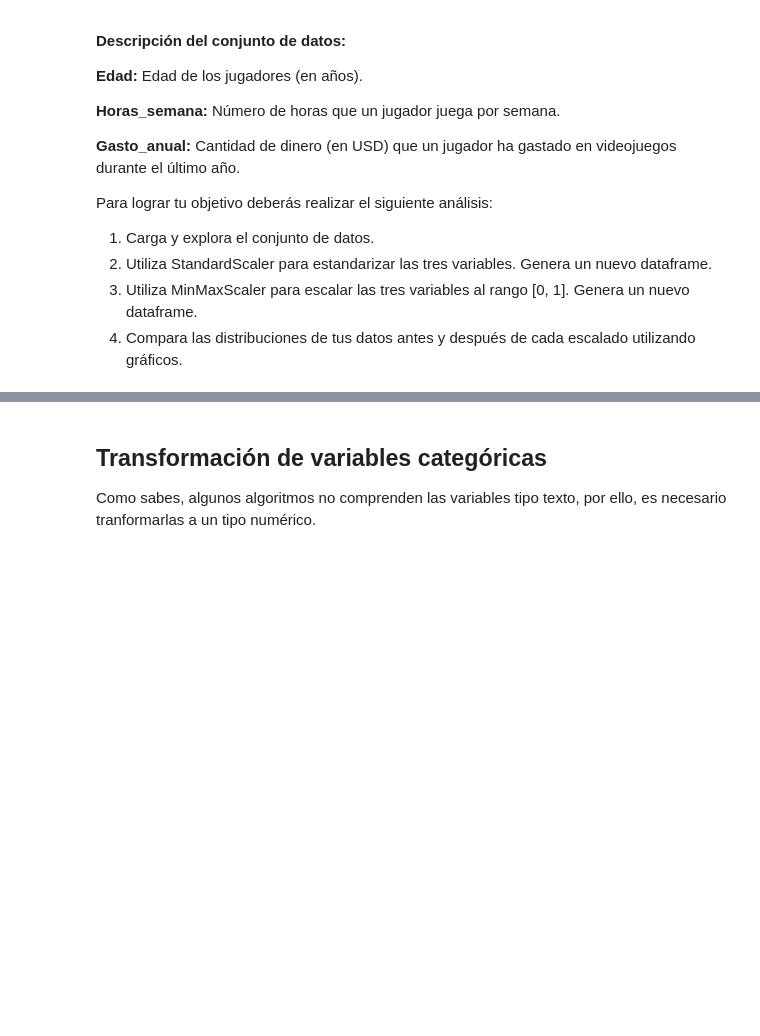
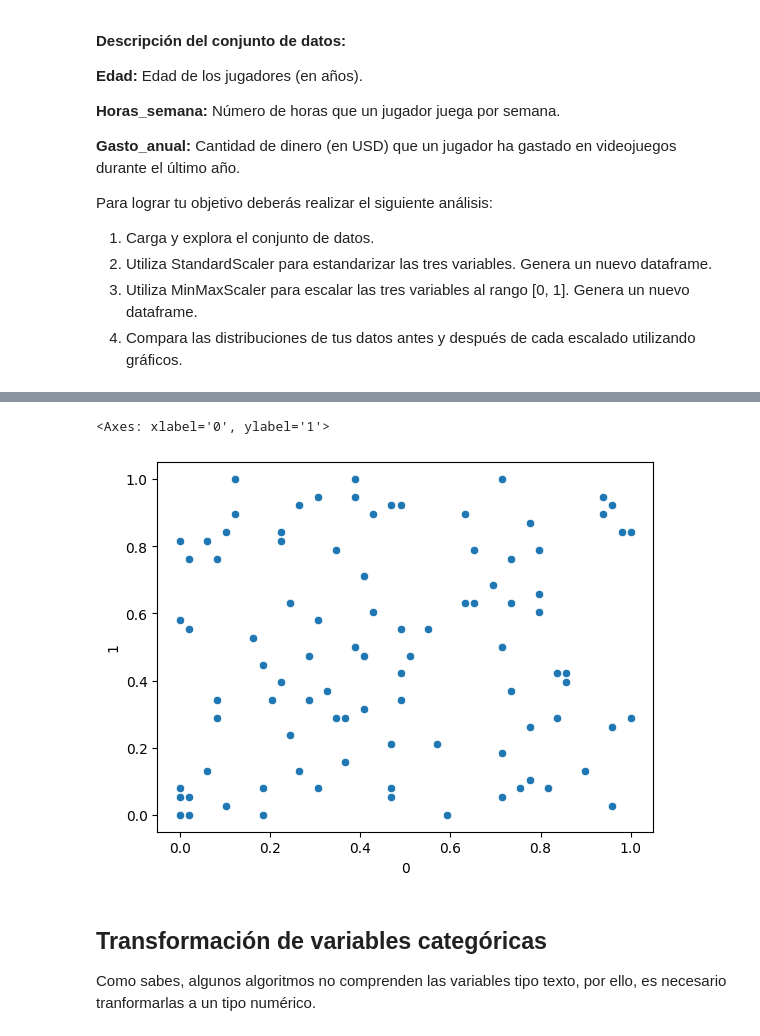
Before and after one commit to ingridsfd/preworks-data-science-ucamp, a Jupyter notebook: M2/Ingrid_M2S7_Preprocesado_de_datos.ipynb, the cells around one changed output, grey strips where cells are left out. Drawn from its saved outputs; the diff is of its cells as text; code cells hidden in the pictures; blank space fills up the shorter version.

Commit message:
escalasDeDatos

```diff
--- a/M2/Ingrid_M2S7_Preprocesado_de_datos.ipynb
+++ b/M2/Ingrid_M2S7_Preprocesado_de_datos.ipynb
@@ -249,0 +335,9 @@ Para lograr tu objetivo deberás realizar el siguiente análisis:
+# %%
+
+#Crear nueva variable para transformar
+escalation = MinMaxScaler()
+transformation_2 = escalation.fit_transform(df_players)
+
+#Creat el nuevo dataframe transformado
+df_players_2 = pd.DataFrame(transformation_2)
+df_players_2
@@ -250,3 +358,8 @@ Para lograr tu objetivo deberás realizar el siguiente análisis:
+# %%
+sns.scatterplot(x=df_players_2[0], y=df_players_2[1])
+# %% [output]
+<Axes: xlabel='0', ylabel='1'>
+[figure, added]
 # %% [markdown]
 ## Transformación de variables categóricas
 
```
Also changed, not shown: parts of 15 cells of this notebook.
